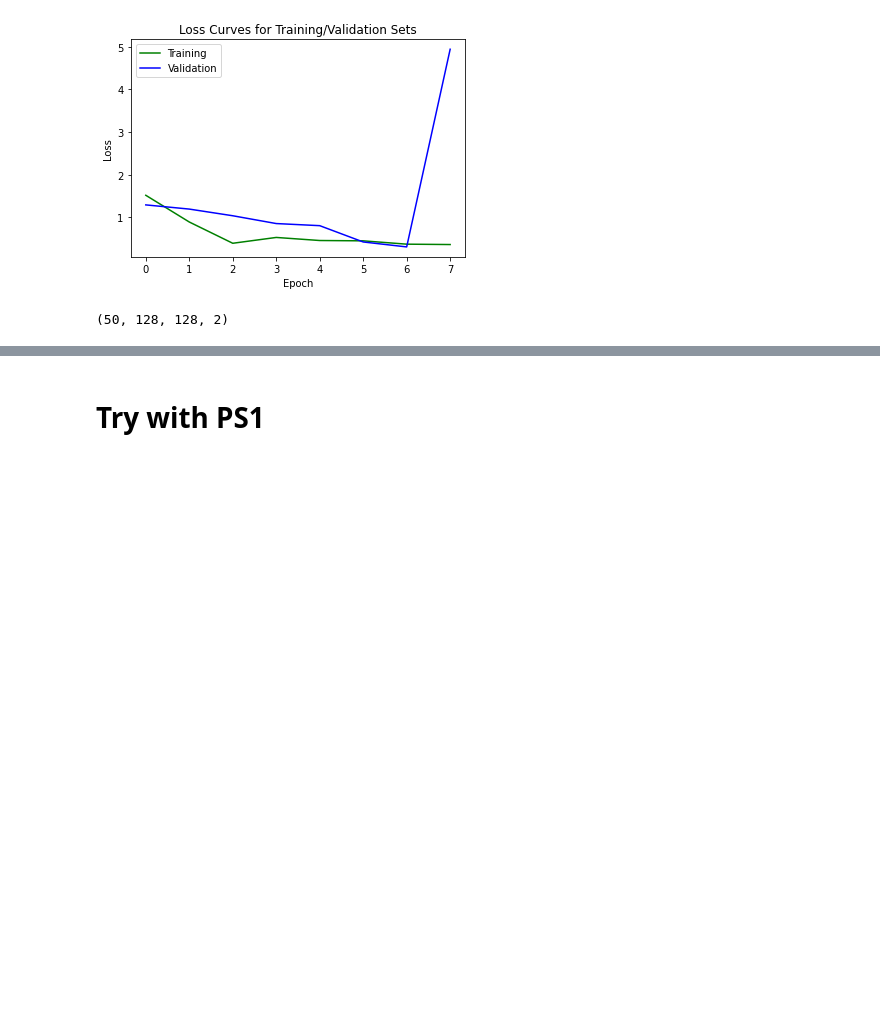
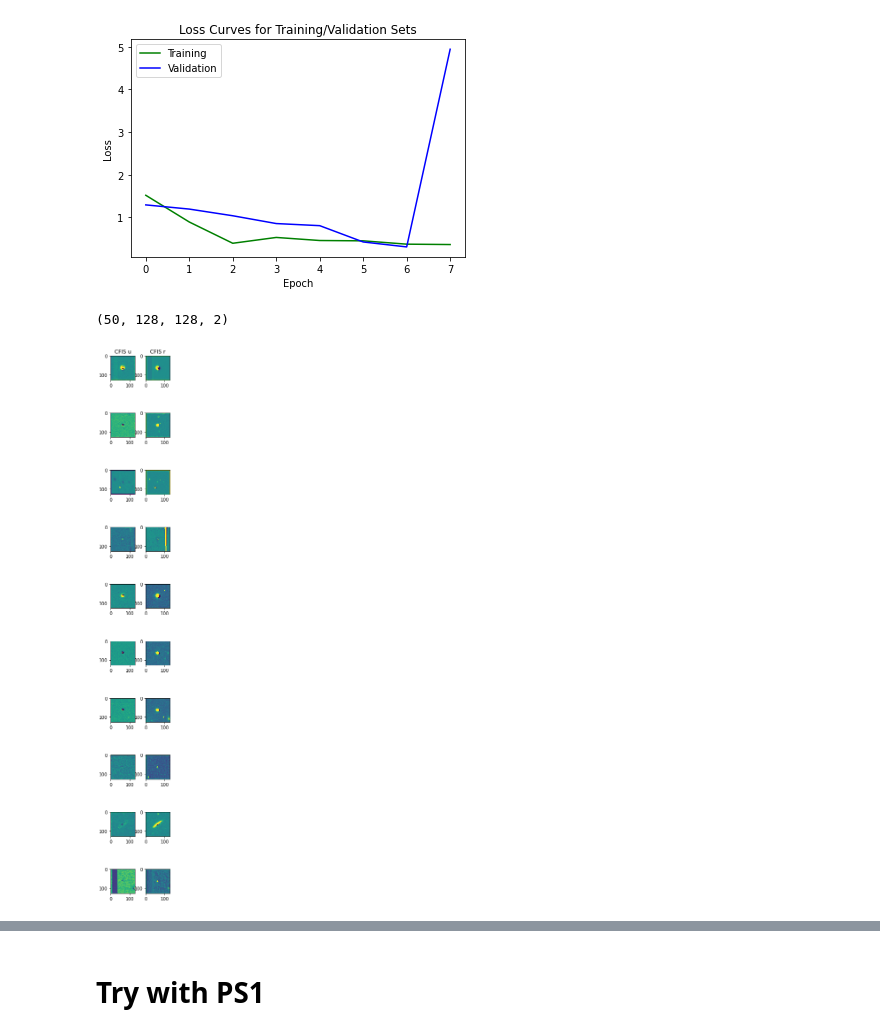
Before and after one commit to AnaHoban/lensing, a Jupyter notebook: Code/Batch Loading/Currently used/Twobands_tests.ipynb, the cells around one changed output, grey strips where cells are left out. Saved outputs shown, nothing was run; the diff lists cells and outputs as text; code cells hidden in the pictures; blank space fills up the shorter version.

```diff
--- a/Code/Batch Loading/Currently used/Twobands_tests.ipynb
+++ b/Code/Batch Loading/Currently used/Twobands_tests.ipynb
@@ -320,6 +324,10 @@ def plot_images(images, figname, bands, start=0):
             if row == 0:
                 axes[row][col].set_title(bands[col])
     plt.savefig("../Plots/" + figname)
+# %%
+plot_images(residuals_cfis[:10,:,:,:], "Residuals Cutouts 185.270 with Cust Loss r-u.png", bands=["CFIS u", "CFIS r"], start=2)
+# %% [output]
+[figure, added]
 # %%
 plot_images(decoded_imgs_cfis[:10,:,:,:], "Reconstructed Cutouts 185.270 with Cust Loss r-u.png", bands=["CFIS u", "CFIS r"], start=2)
 # %% [output]
```
Also changed, not shown: parts of 17 cells of this notebook.
